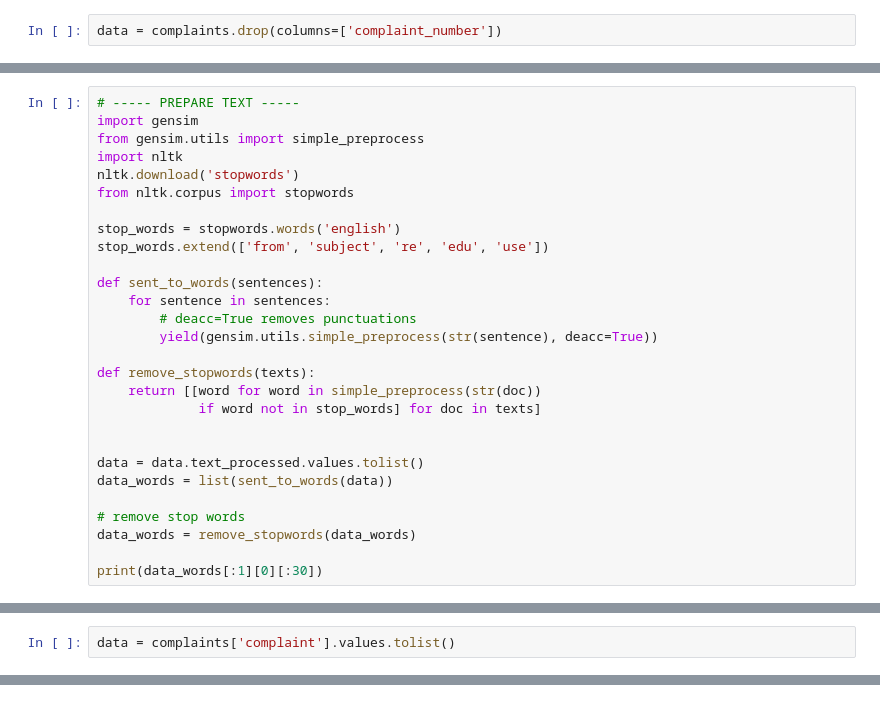
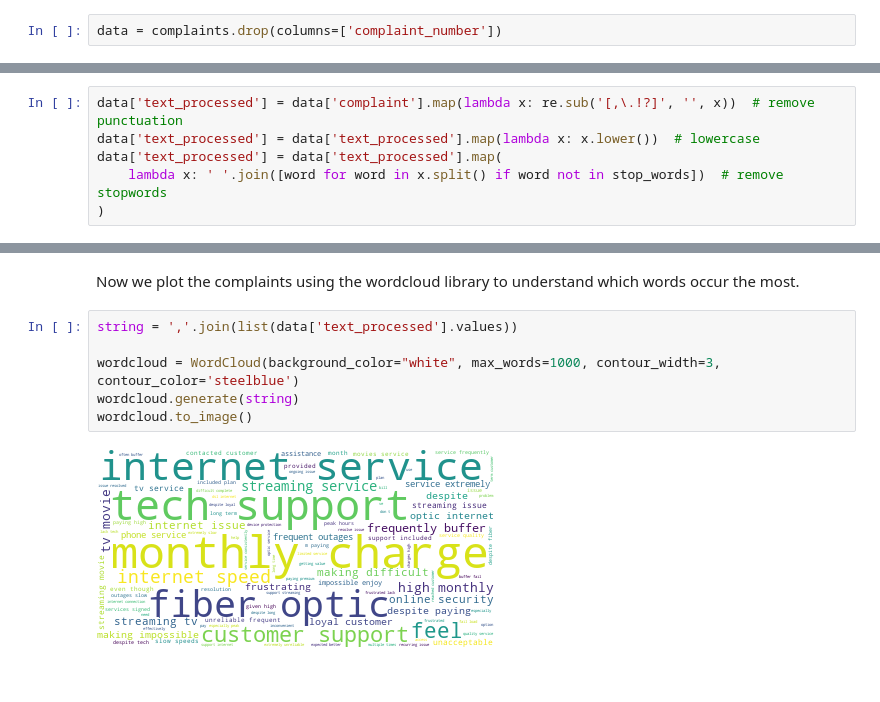
Before and after one commit to beatricecitterio/hacklab, a Jupyter notebook: topic_modeling.ipynb, the cells around one changed output, grey strips where cells are left out. Saved outputs shown, nothing was run; the diff lists cells and outputs as text.

```diff
--- a/topic_modeling.ipynb
+++ b/topic_modeling.ipynb
@@ -97,28 +63,0 @@ Now we transform the textual data in a format that will serve as an input for tr
-# %%
-# ----- PREPARE TEXT -----
-import gensim
-from gensim.utils import simple_preprocess
-import nltk
-nltk.download('stopwords')
-from nltk.corpus import stopwords
-
-stop_words = stopwords.words('english')
-stop_words.extend(['from', 'subject', 're', 'edu', 'use'])
-
-def sent_to_words(sentences):
-    for sentence in sentences:
-        # deacc=True removes punctuations
-        yield(gensim.utils.simple_preprocess(str(sentence), deacc=True))
-
-def remove_stopwords(texts):
-    return [[word for word in simple_preprocess(str(doc))
-             if word not in stop_words] for doc in texts]
-
-
-data = data.text_processed.values.tolist()
-data_words = list(sent_to_words(data))
-
-# remove stop words
-data_words = remove_stopwords(data_words)
-
-print(data_words[:1][0][:30])
@@ -240,2 +63,0 @@ complaints = pd.read_excel('EaUgXb.xlsx', index_col = 0)
-# %%
-data = complaints['complaint'].values.tolist()
@@ -405,0 +66,6 @@ To disable this warning, you can either:
+# %%
+data['text_processed'] = data['complaint'].map(lambda x: re.sub('[,\.!?]', '', x))  # remove punctuation
+data['text_processed'] = data['text_processed'].map(lambda x: x.lower())  # lowercase
+data['text_processed'] = data['text_processed'].map(
+    lambda x: ' '.join([word for word in x.split() if word not in stop_words])  # remove stopwords
+)
@@ -405,0 +86,10 @@ To disable this warning, you can either:
+# %% [markdown]
+Now we plot the complaints using the wordcloud library to understand which words occur the most.
+# %%
+string = ','.join(list(data['text_processed'].values))
+
+wordcloud = WordCloud(background_color="white", max_words=1000, contour_width=3, contour_color='steelblue')
+wordcloud.generate(string)
+wordcloud.to_image()
+# %% [output]
+[figure, added]
```
Also changed, not shown: parts of 49 cells of this notebook.
